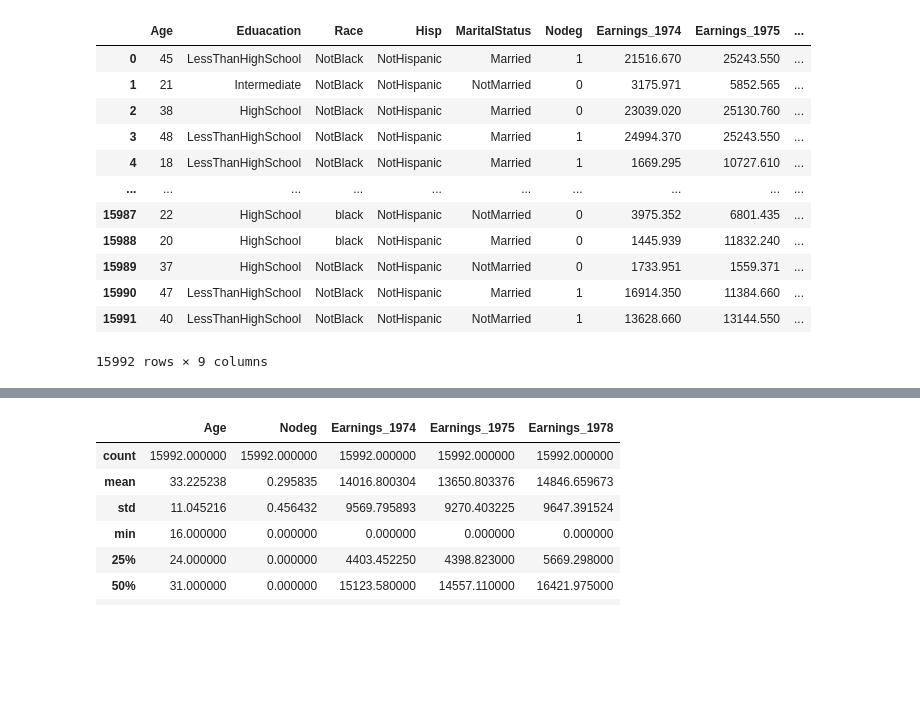
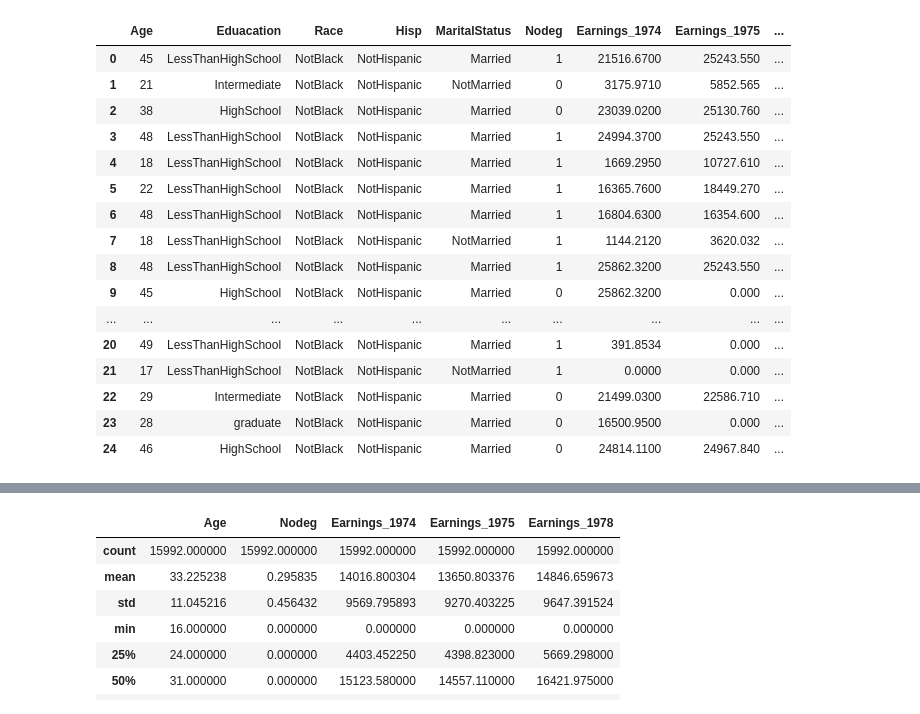
Before and after one commit to Soniyasunny1/Assignment, a Jupyter notebook: AssignmentStats.ipynb, the cells around one changed output, grey strips where cells are left out. Saved outputs shown, nothing was run; the diff lists cells and outputs as text; code cells hidden in the pictures; blank space fills up the shorter version.

```diff
--- a/AssignmentStats.ipynb
+++ b/AssignmentStats.ipynb
@@ -6,20 +6,24 @@ import numpy as np
 # %%
 df = pd.read_csv("LabourTrainingEvaluationData.csv")
 # %%
-df
+df.head(25)
 # %% [output]
 |  | Age | Eduacation | Race | Hisp | MaritalStatus | Nodeg | Earnings_1974 | Earnings_1975 | ... |
-| 0 | 45 | LessThanHighSchool | NotBlack | NotHispanic | Married | 1 | 21516.670 | 25243.550 | ... |
-| 1 | 21 | Intermediate | NotBlack | NotHispanic | NotMarried | 0 | 3175.971 | 5852.565 | ... |
-| 2 | 38 | HighSchool | NotBlack | NotHispanic | Married | 0 | 23039.020 | 25130.760 | ... |
-| 3 | 48 | LessThanHighSchool | NotBlack | NotHispanic | Married | 1 | 24994.370 | 25243.550 | ... |
-| 4 | 18 | LessThanHighSchool | NotBlack | NotHispanic | Married | 1 | 1669.295 | 10727.610 | ... |
+| 0 | 45 | LessThanHighSchool | NotBlack | NotHispanic | Married | 1 | 21516.6700 | 25243.550 | ... |
+| 1 | 21 | Intermediate | NotBlack | NotHispanic | NotMarried | 0 | 3175.9710 | 5852.565 | ... |
+| 2 | 38 | HighSchool | NotBlack | NotHispanic | Married | 0 | 23039.0200 | 25130.760 | ... |
+| 3 | 48 | LessThanHighSchool | NotBlack | NotHispanic | Married | 1 | 24994.3700 | 25243.550 | ... |
+| 4 | 18 | LessThanHighSchool | NotBlack | NotHispanic | Married | 1 | 1669.2950 | 10727.610 | ... |
+| 5 | 22 | LessThanHighSchool | NotBlack | NotHispanic | Married | 1 | 16365.7600 | 18449.270 | ... |
+| 6 | 48 | LessThanHighSchool | NotBlack | NotHispanic | Married | 1 | 16804.6300 | 16354.600 | ... |
+| 7 | 18 | LessThanHighSchool | NotBlack | NotHispanic | NotMarried | 1 | 1144.2120 | 3620.032 | ... |
+| 8 | 48 | LessThanHighSchool | NotBlack | NotHispanic | Married | 1 | 25862.3200 | 25243.550 | ... |
+| 9 | 45 | HighSchool | NotBlack | NotHispanic | Married | 0 | 25862.3200 | 0.000 | ... |
 | ... | ... | ... | ... | ... | ... | ... | ... | ... | ... |
-| 15987 | 22 | HighSchool | black | NotHispanic | NotMarried | 0 | 3975.352 | 6801.435 | ... |
-| 15988 | 20 | HighSchool | black | NotHispanic | Married | 0 | 1445.939 | 11832.240 | ... |
-| 15989 | 37 | HighSchool | NotBlack | NotHispanic | NotMarried | 0 | 1733.951 | 1559.371 | ... |
-| 15990 | 47 | LessThanHighSchool | NotBlack | NotHispanic | Married | 1 | 16914.350 | 11384.660 | ... |
-| 15991 | 40 | LessThanHighSchool | NotBlack | NotHispanic | NotMarried | 1 | 13628.660 | 13144.550 | ... |
+| 20 | 49 | LessThanHighSchool | NotBlack | NotHispanic | Married | 1 | 391.8534 | 0.000 | ... |
+| 21 | 17 | LessThanHighSchool | NotBlack | NotHispanic | NotMarried | 1 | 0.0000 | 0.000 | ... |
+| 22 | 29 | Intermediate | NotBlack | NotHispanic | Married | 0 | 21499.0300 | 22586.710 | ... |
+| 23 | 28 | graduate | NotBlack | NotHispanic | Married | 0 | 16500.9500 | 0.000 | ... |
+| 24 | 46 | HighSchool | NotBlack | NotHispanic | Married | 0 | 24814.1100 | 24967.840 | ... |
-15992 rows × 9 columns
 # %% [markdown]
 •	Age:
```
Also changed, not shown: parts of 41 cells of this notebook.
